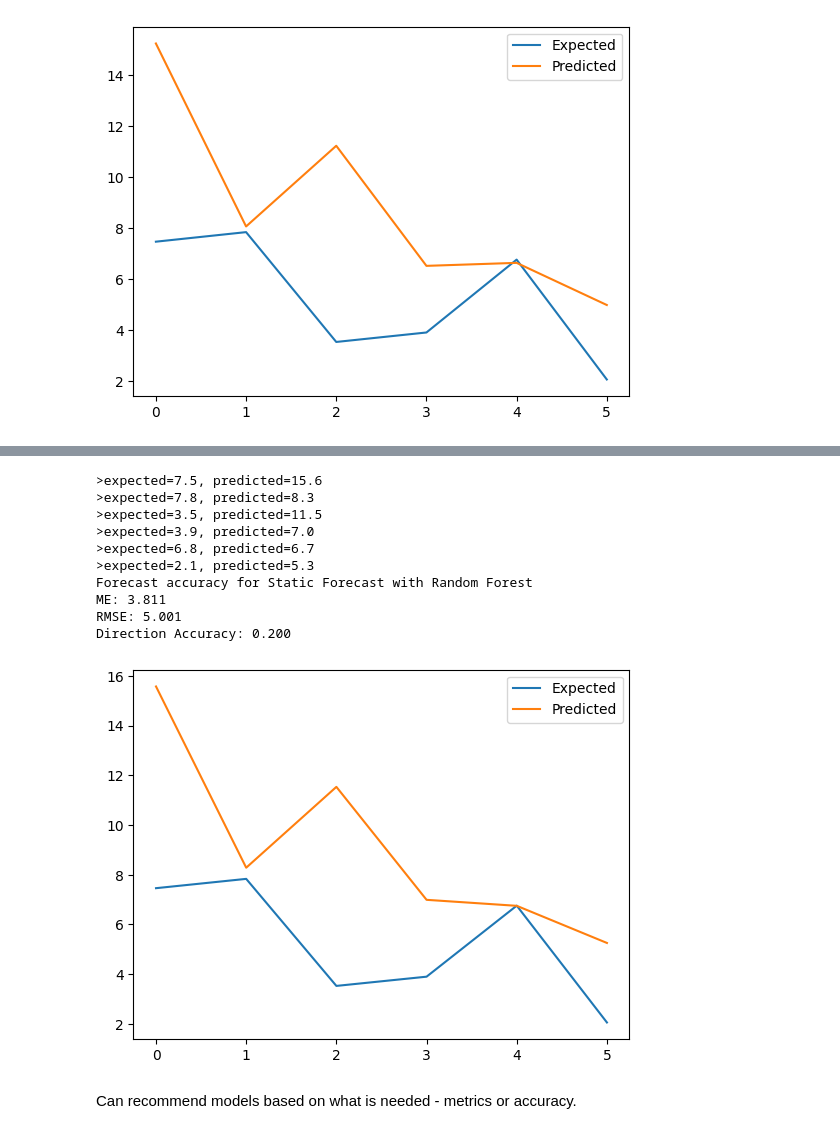
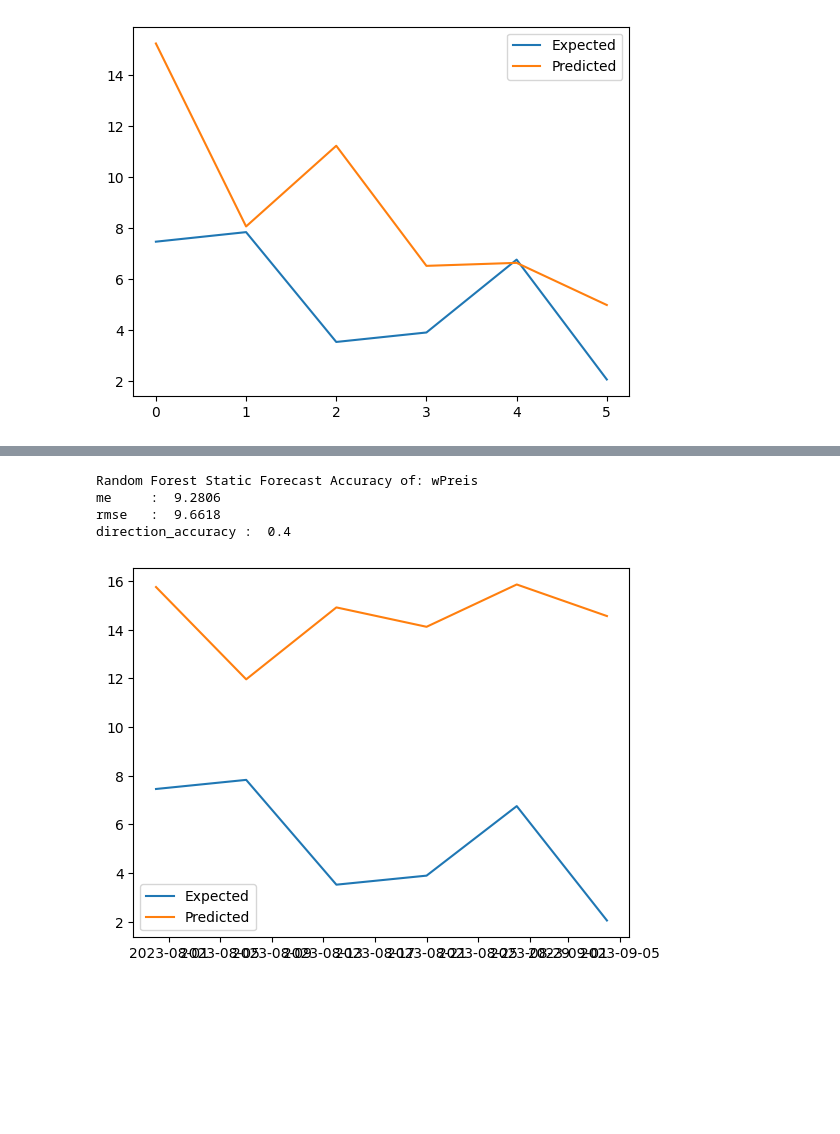
Before and after one commit to surajkarak/thesis, a Jupyter notebook: 3. RandomForest.ipynb, the cells around one changed output, grey strips where cells are left out. Drawn from its saved outputs; the diff is of its cells as text; code cells hidden in the pictures; blank space fills up the shorter version.

```diff
--- a/3. RandomForest.ipynb
+++ b/3. RandomForest.ipynb
@@ -260,0 +274,7 @@ rf_static_data = series_to_supervised(X, n_in=4)
+# %%
+ y_train = df_train['wPreis']
+# %%
+# Now you can pass y_train to forecaster.fit()
+forecaster_rf.fit(y=y_train)
+# %%
+predicted_test = forecaster_rf.predict(steps = len(df_test))
@@ -261,27 +291,21 @@ rf_static_data = series_to_supervised(X, n_in=4)
+# %%
+predicted_test.index = df_test.index
+# %%
+def adjust(val, length= 6): return str(val).ljust(length) # length
+print('Random Forest Static Forecast Accuracy of: wPreis')
+accuracy_prod = forecast_accuracy(predicted_test, df_test['wPreis'])
+for k, v in accuracy_prod.items():
+    print(adjust(k), ': ', round(v,4))
+# %% [output]
+Random Forest Static Forecast Accuracy of: wPreis
+me     :  9.2806
+rmse   :  9.6618
+direction_accuracy :  0.4
 # %%
-# evaluate
-mae, me, rmse, y, yhat, direction_accuracy = rf_staticforecast(rf_static_data, 6)
-#print('MAE: %.3f' % mae)
-print('Forecast accuracy for Static Forecast with Random Forest')
-print('ME: %.3f' % me)
-print('RMSE: %.3f' % rmse)
-print('Direction Accuracy: %.3f' % direction_accuracy)
 # plot expected vs preducted
-plt.plot(y, label='Expected')
-plt.plot(yhat, label='Predicted')
+plt.plot(df_test['wPreis'], label='Expected')
+plt.plot(predicted_test, label='Predicted')
 plt.legend()
 plt.show()
 # %% [output]
->expected=7.5, predicted=15.6
->expected=7.8, predicted=8.3
->expected=3.5, predicted=11.5
->expected=3.9, predicted=7.0
->expected=6.8, predicted=6.7
->expected=2.1, predicted=5.3
-Forecast accuracy for Static Forecast with Random Forest
-ME: 3.811
-RMSE: 5.001
-Direction Accuracy: 0.200
-[figure, old version]
+[figure, new version]
-# %% [markdown]
-Can recommend models based on what is needed - metrics or accuracy.
```
Also changed, not shown: parts of 13 cells of this notebook, 5 other files.
